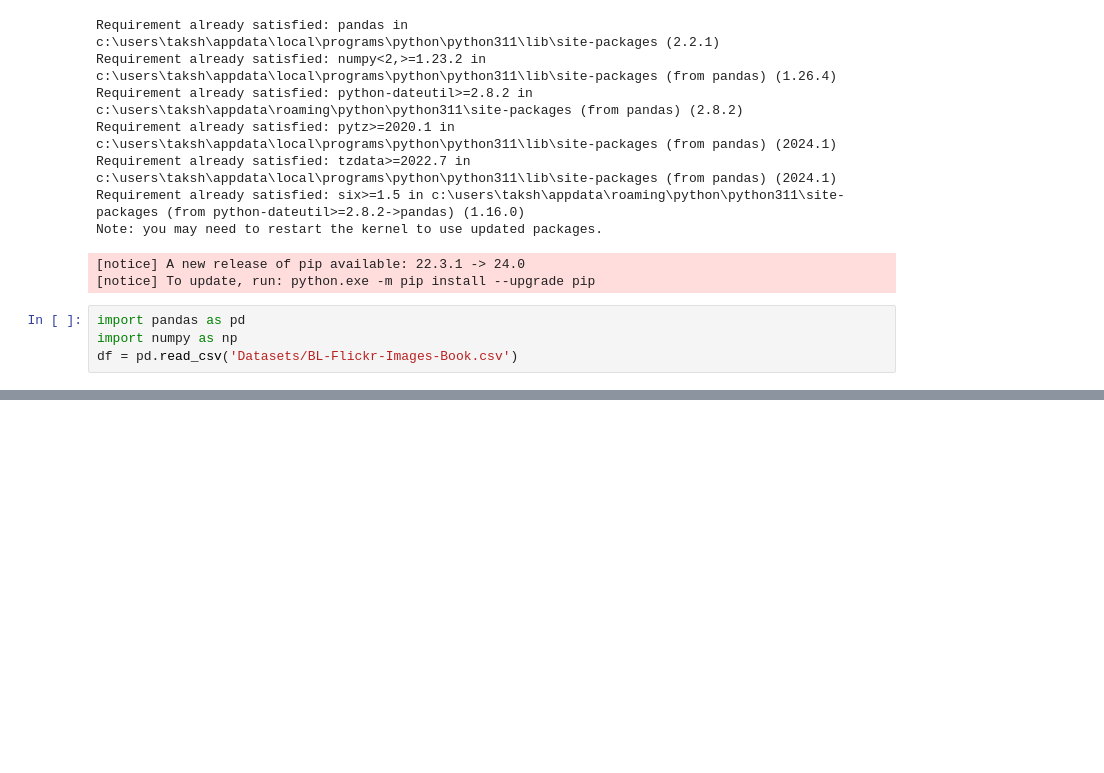
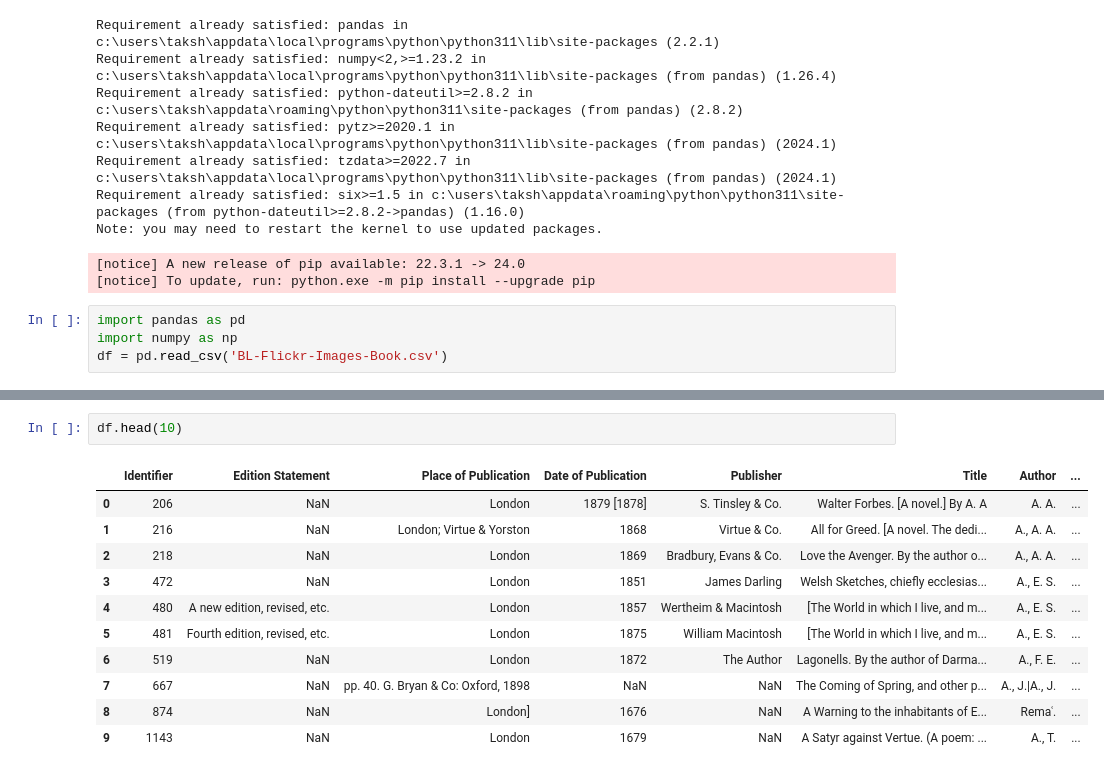
Before and after one commit to Sahilpaik/ML_LAB_45, a Jupyter notebook: Ass1/datacleaning.ipynb, the cells around one changed output, grey strips where cells are left out. Saved outputs shown, nothing was run; the diff lists cells and outputs as text; blank space fills up the shorter version.

```diff
--- a/Ass1/datacleaning.ipynb
+++ b/Ass1/datacleaning.ipynb
@@ -25,4 +34,4 @@ Note: you may need to restart the kernel to use updated packages.
 # %%
 import pandas as pd
 import numpy as np
-df = pd.read_csv('Datasets/BL-Flickr-Images-Book.csv')
+df = pd.read_csv('BL-Flickr-Images-Book.csv')
@@ -30,0 +47,14 @@ FileNotFoundError: [Errno 2] No such file or directory: 'Datasets/BL-Flickr-Imag
+# %%
+df.head(10)
+# %% [output]
+|  | Identifier | Edition Statement | Place of Publication | Date of Publication | Publisher | Title | Author | ... |
+| 0 | 206 | NaN | London | 1879 [1878] | S. Tinsley & Co. | Walter Forbes. [A novel.] By A. A | A. A. | ... |
+| 1 | 216 | NaN | London; Virtue & Yorston | 1868 | Virtue & Co. | All for Greed. [A novel. The dedi... | A., A. A. | ... |
+| 2 | 218 | NaN | London | 1869 | Bradbury, Evans & Co. | Love the Avenger. By the author o... | A., A. A. | ... |
+| 3 | 472 | NaN | London | 1851 | James Darling | Welsh Sketches, chiefly ecclesias... | A., E. S. | ... |
+| 4 | 480 | A new edition, revised, etc. | London | 1857 | Wertheim & Macintosh | [The World in which I live, and m... | A., E. S. | ... |
+| 5 | 481 | Fourth edition, revised, etc. | London | 1875 | William Macintosh | [The World in which I live, and m... | A., E. S. | ... |
+| 6 | 519 | NaN | London | 1872 | The Author | Lagonells. By the author of Darma... | A., F. E. | ... |
+| 7 | 667 | NaN | pp. 40. G. Bryan & Co: Oxford, 1898 | NaN | NaN | The Coming of Spring, and other p... | A., J.|A., J. | ... |
+| 8 | 874 | NaN | London] | 1676 | NaN | A Warning to the inhabitants of E... | Remaʿ. | ... |
+| 9 | 1143 | NaN | London | 1679 | NaN | A Satyr against Vertue. (A poem: ... | A., T. | ... |
```
Also changed, not shown: parts of 10 cells of this notebook, 1 other file.
